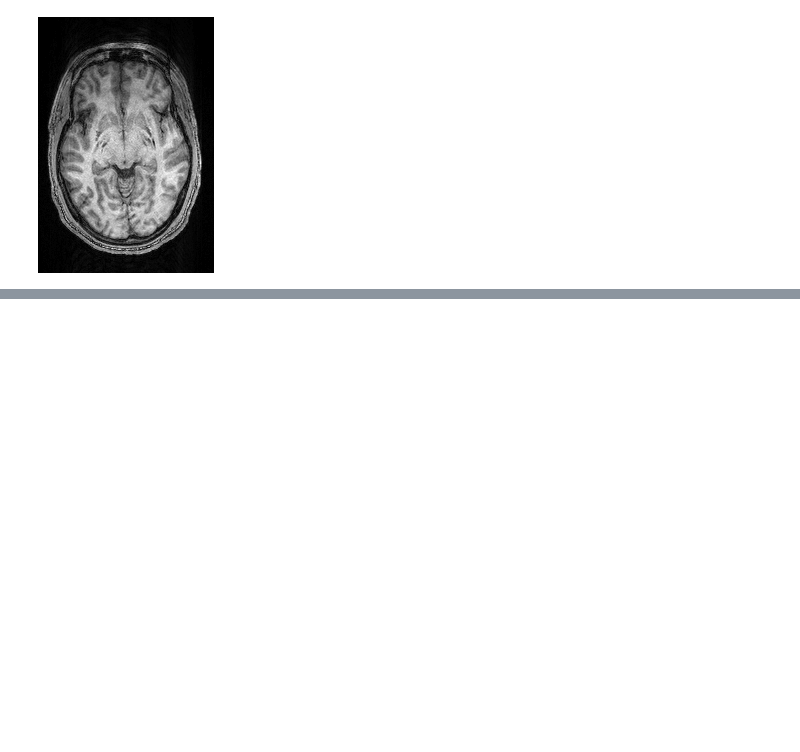
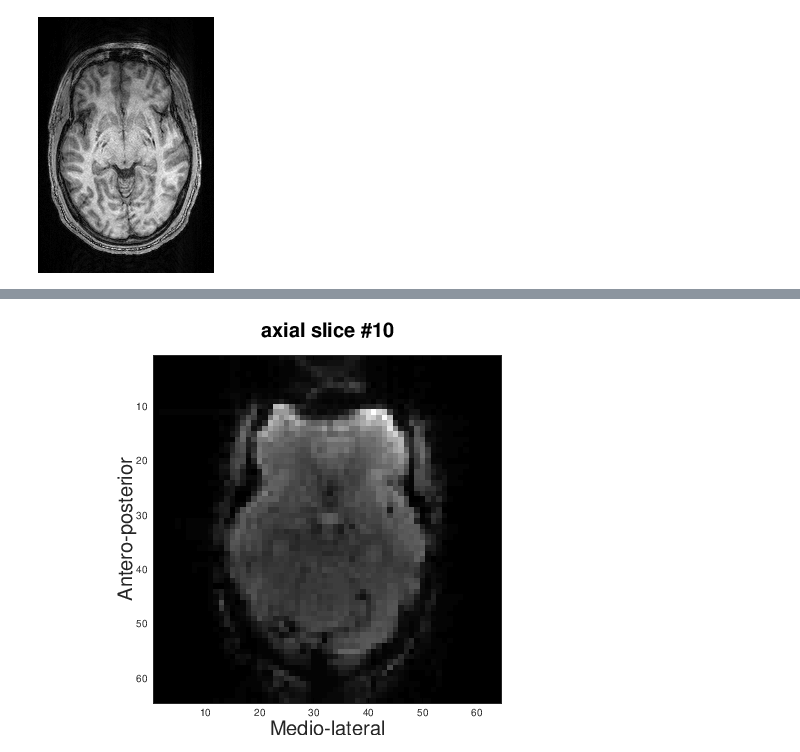
Before and after one commit to OpenMRBenelux/openmr2021-dataviz-workshop, a Jupyter notebook: code/01_octave_viz.ipynb, the cells around one changed output, grey strips where cells are left out. Saved outputs shown, nothing was run; the diff lists cells and outputs as text; code cells hidden in the pictures; blank space fills up the shorter version.

```diff
--- a/code/01_octave_viz.ipynb
+++ b/code/01_octave_viz.ipynb
@@ -54,0 +91,7 @@ plot(squeeze(voxel_BOLD_vector))
+# %%
+orientation = 'axial';
+slice_nr = 10;
+timepoint = 1;
+show_slice_from_timeseries(bold_image, orientation, slice_nr, timepoint)
+# %% [output]
+[figure, added]
```
Also changed, not shown: parts of 11 cells of this notebook, 6 other files.
